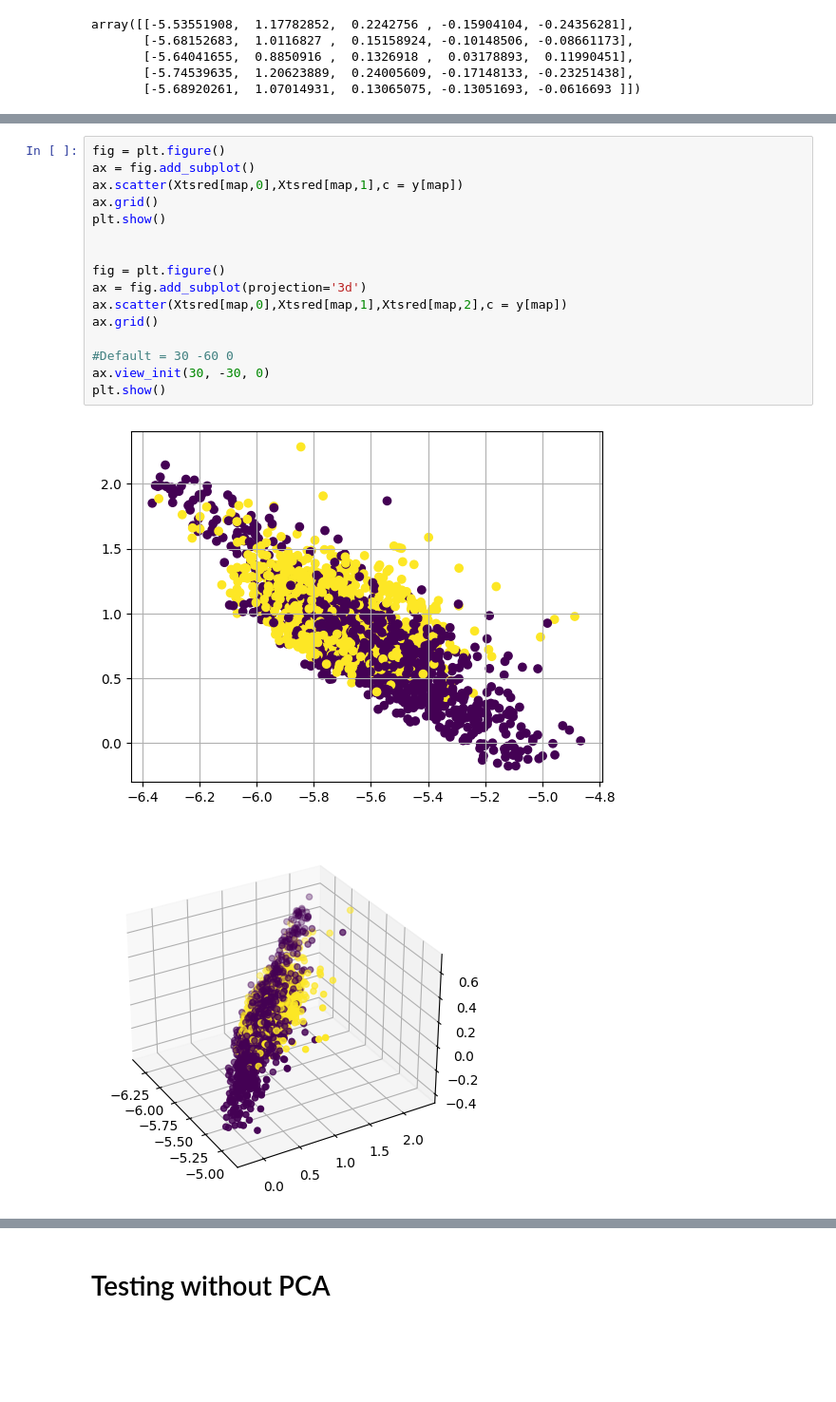
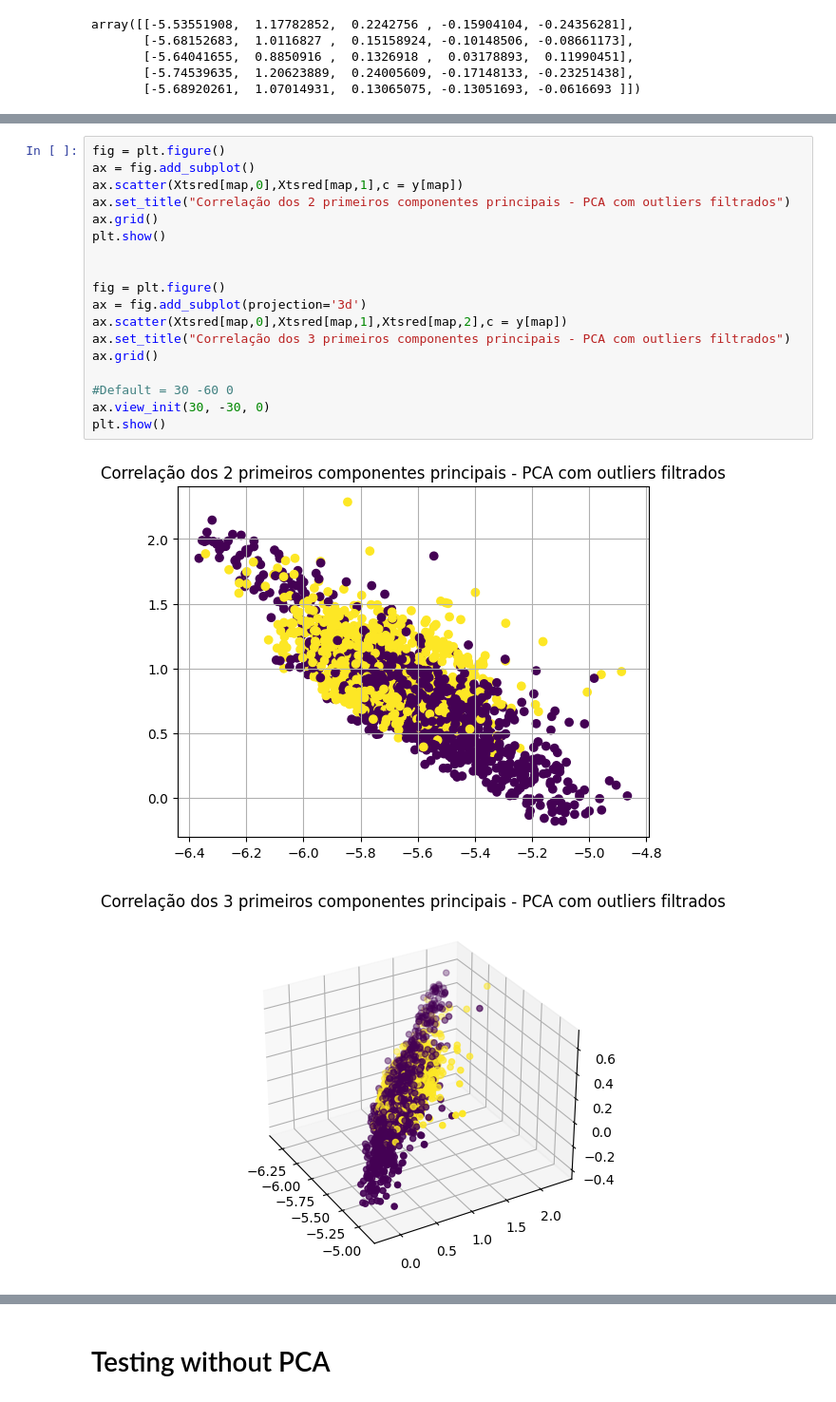
Before and after one commit to hseghetto/TCC_ML-WT, a Jupyter notebook: code/04_Humberto.ipynb, the cells around one changed output, grey strips where cells are left out. Shown at 95% size. Cells and saved outputs as stored; diff of their text form; blank space fills up the shorter version.

```diff
--- a/code/04_Humberto.ipynb
+++ b/code/04_Humberto.ipynb
@@ -139,19 +136,21 @@ plt.show()
 # %%
 fig = plt.figure()
 ax = fig.add_subplot()
 ax.scatter(Xtsred[map,0],Xtsred[map,1],c = y[map])
+ax.set_title("Correlação dos 2 primeiros componentes principais - PCA com outliers filtrados")
 ax.grid()
 plt.show()
 
 
 fig = plt.figure()
 ax = fig.add_subplot(projection='3d')
 ax.scatter(Xtsred[map,0],Xtsred[map,1],Xtsred[map,2],c = y[map])
+ax.set_title("Correlação dos 3 primeiros componentes principais - PCA com outliers filtrados")
 ax.grid()
 
 #Default = 30 -60 0
 ax.view_init(30, -30, 0)
 plt.show()
 # %% [output]
-[figure, old version]
+[figure, new version]
-[figure, old version]
+[figure, new version]
```
Also changed, not shown: parts of 36 cells of this notebook.
